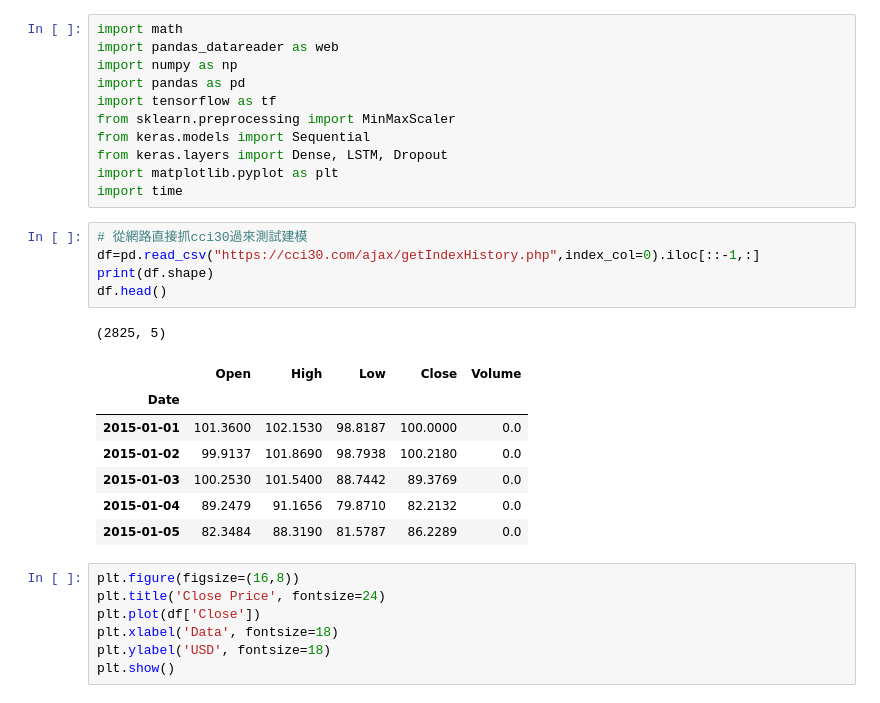
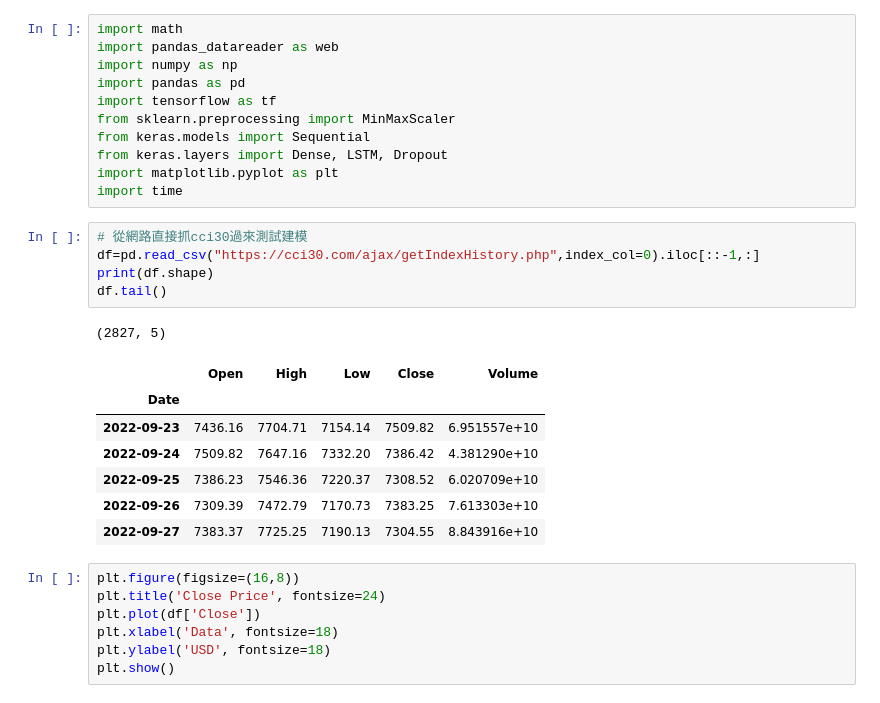
Before and after one commit to tablehan/deepLearningPractice, a Jupyter notebook: LSTMforCCI30_practice.ipynb, the cells around one changed output. Cells and saved outputs as stored; diff of their text form.

```diff
--- a/LSTMforCCI30_practice.ipynb
+++ b/LSTMforCCI30_practice.ipynb
@@ -19,17 +19,17 @@ import time
 # %%
 # 從網路直接抓cci30過來測試建模
 df=pd.read_csv("https://cci30.com/ajax/getIndexHistory.php",index_col=0).iloc[::-1,:]
 print(df.shape)
-df.head()
+df.tail()
 # %% [output]
-(2825, 5)
+(2827, 5)
 |  | Open | High | Low | Close | Volume |
 | Date |  |  |  |  |  |
-| 2015-01-01 | 101.3600 | 102.1530 | 98.8187 | 100.0000 | 0.0 |
-| 2015-01-02 | 99.9137 | 101.8690 | 98.7938 | 100.2180 | 0.0 |
-| 2015-01-03 | 100.2530 | 101.5400 | 88.7442 | 89.3769 | 0.0 |
-| 2015-01-04 | 89.2479 | 91.1656 | 79.8710 | 82.2132 | 0.0 |
-| 2015-01-05 | 82.3484 | 88.3190 | 81.5787 | 86.2289 | 0.0 |
+| 2022-09-23 | 7436.16 | 7704.71 | 7154.14 | 7509.82 | 6.951557e+10 |
+| 2022-09-24 | 7509.82 | 7647.16 | 7332.20 | 7386.42 | 4.381290e+10 |
+| 2022-09-25 | 7386.23 | 7546.36 | 7220.37 | 7308.52 | 6.020709e+10 |
+| 2022-09-26 | 7309.39 | 7472.79 | 7170.73 | 7383.25 | 7.613303e+10 |
+| 2022-09-27 | 7383.37 | 7725.25 | 7190.13 | 7304.55 | 8.843916e+10 |
 # %%
 plt.figure(figsize=(16,8))
 plt.title('Close Price', fontsize=24)
```
Also changed, not shown: parts of 19 cells of this notebook.
